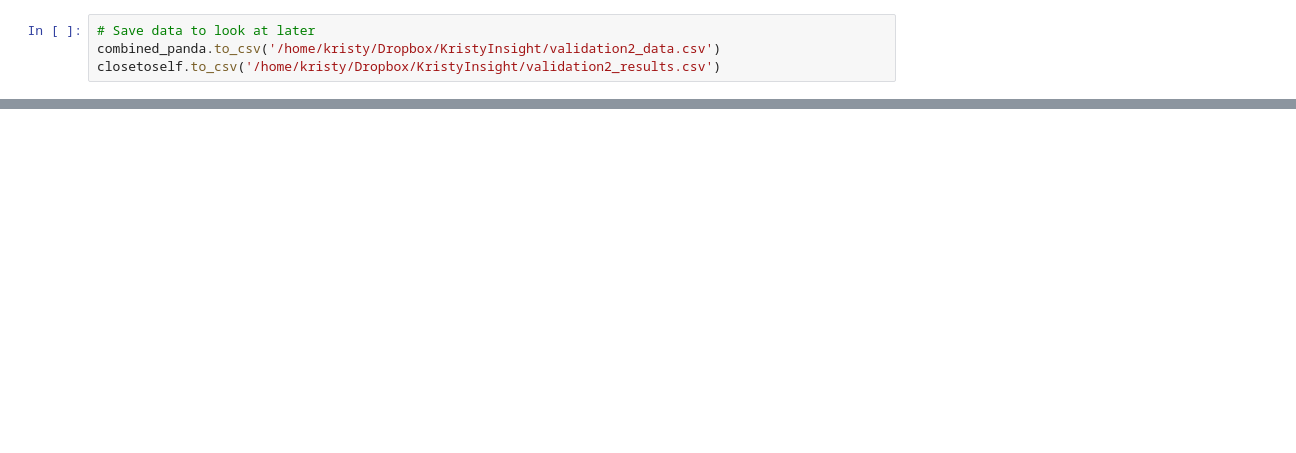
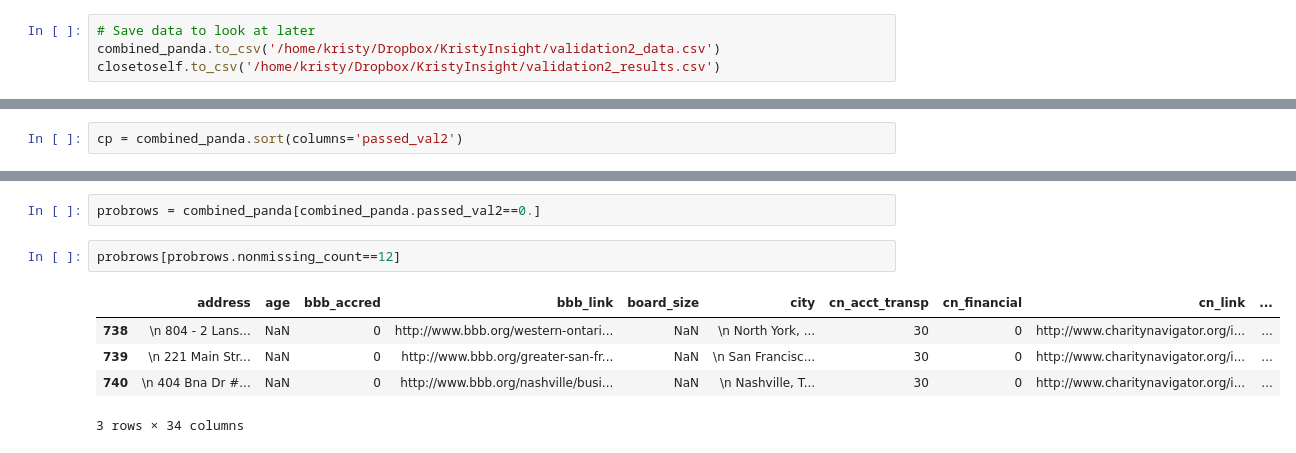
Before and after one commit to kdsimmons/InsightProject, a Jupyter notebook: validation_ver2.ipynb, the cells around one changed output, grey strips where cells are left out. Cells and saved outputs as stored; diff of their text form; blank space fills up the shorter version.

```diff
--- a/validation_ver2.ipynb
+++ b/validation_ver2.ipynb
@@ -127,0 +291,2 @@ closetoself.to_csv('/home/kristy/Dropbox/KristyInsight/validation2_results.csv')
+# %%
+cp = combined_panda.sort(columns='passed_val2')
@@ -127,0 +309,10 @@ closetoself.to_csv('/home/kristy/Dropbox/KristyInsight/validation2_results.csv')
+# %%
+probrows = combined_panda[combined_panda.passed_val2==0.]
+# %%
+probrows[probrows.nonmissing_count==12]
+# %% [output]
+|  | address | age | bbb_accred | bbb_link | board_size | city | cn_acct_transp | cn_financial | cn_link | ... |
+| 738 | \n 804 - 2 Lans... | NaN | 0 | http://www.bbb.org/western-ontari... | NaN | \n North York, ... | 30 | 0 | http://www.charitynavigator.org/i... | ... |
+| 739 | \n 221 Main Str... | NaN | 0 | http://www.bbb.org/greater-san-fr... | NaN | \n San Francisc... | 30 | 0 | http://www.charitynavigator.org/i... | ... |
+| 740 | \n 404 Bna Dr #... | NaN | 0 | http://www.bbb.org/nashville/busi... | NaN | \n Nashville, T... | 30 | 0 | http://www.charitynavigator.org/i... | ... |
+3 rows × 34 columns
```
Also changed, not shown: parts of 20 cells of this notebook, 26 other files.
